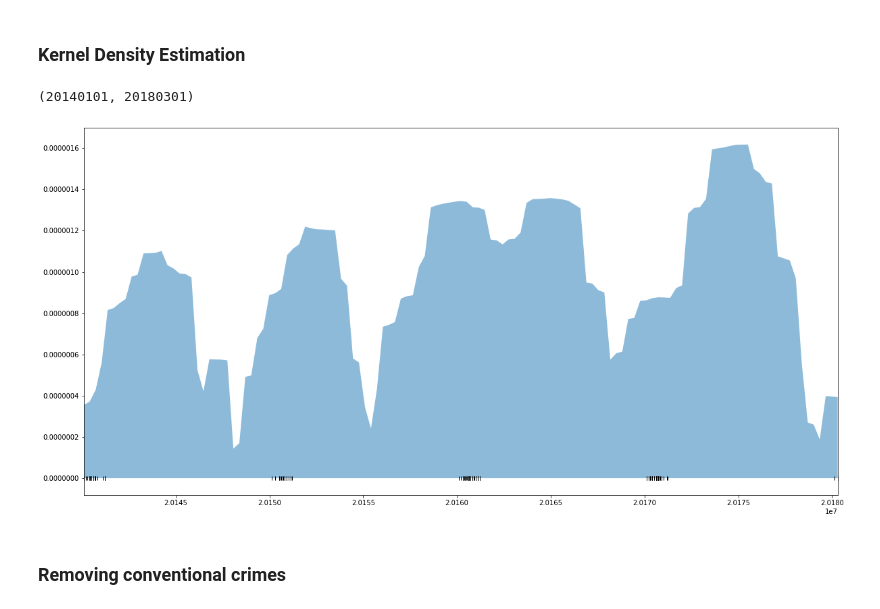
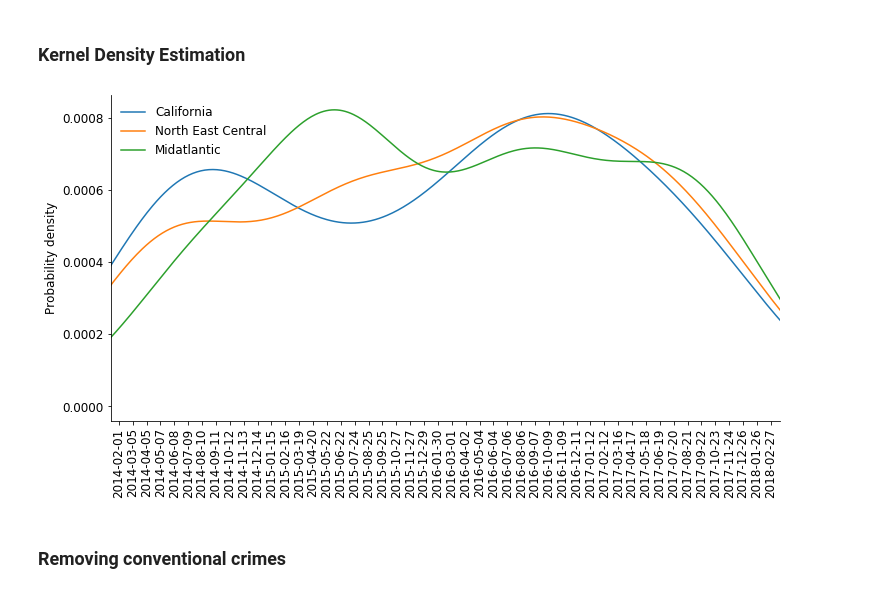
Before and after one commit to annabeck/Gun_Violence_E19, a Jupyter notebook: 05 Descriptive Stats Mass Shootings.ipynb, the cells around one changed output. Saved outputs shown, nothing was run; the diff lists cells and outputs as text; code cells hidden in the pictures.

```diff
--- a/05 Descriptive Stats Mass Shootings.ipynb
+++ b/05 Descriptive Stats Mass Shootings.ipynb
@@ -194,2 +191,0 @@ for i in range(len(ms_dates)-1):
-# %%
-ms_dates['days_btw'] = pd.DataFrame(days, index=ms_dates.index)
@@ -214,2 +211,0 @@ for i in range(len(ms_cali)-1):
-# %%
-ms_cali['days_btw'] = pd.DataFrame(days_ca, index=ms_cali.index)
@@ -378,13 +364,0 @@ kernel_density = kde.fit(illinois)
-# %%
-fig, ax = plt.subplots(figsize=(20, 10))
-logprob = kde.score_samples(illinois)
-x_d = np.linspace(20140101, 20180301, 127)
-plt.fill_between(x_d, np.exp(logprob), alpha=0.5)
-plt.plot(illinois, np.full_like(illinois, -0.01), '|k', markeredgewidth=1)
-plt.xlim(20140101,  20180301)
-
-## Link to where the code is form
-# https://jakevdp.github.io/PythonDataScienceHandbook/05.13-kernel-density-estimation.html
-# %% [output]
-(20140101, 20180301)
-[figure, removed]
@@ -390,0 +372,49 @@ plt.xlim(20140101,  20180301)
+# %%
+# Finding optimal bandwidths using silverman i.e. minimizing squared errors (check notes from AME)
+
+#California
+kde_cali = gaussian_kde(ms_cali['ordinal'], bw_method = 'silverman')
+bw_cali = kde_cali.factor
+
+#North east central
+kde_NE = gaussian_kde(ms_northeast['ordinal'], bw_method = 'silverman')
+bw_NE = kde_NE.factor
+
+
+#Midatlantic
+kde_MA = gaussian_kde(ms_midatlantic['ordinal'], bw_method = 'silverman')
+bw_MA = kde_MA.factor
+# %%
+matplotlib.rc('xtick', labelsize = 12)
+matplotlib.rc('ytick', labelsize = 12)
+
+fig, ax = plt.subplots(1, figsize=(12, 6))
+
+ax = ms_cali['ordinal'].plot(kind='kde', bw_method = bw_cali, label = 'California')
+#rename xlabel
+x_ticks = np.linspace(min_,max_,50)
+ax.set_xticks(x_ticks)
+xlabels = [pd.datetime.fromordinal(int(x)).strftime('%Y-%m-%d') for x in x_ticks]
+ax.set_xticklabels(xlabels)
+plt.xlim(right =736774)
+plt.xlim(left =735247)
+plt.xticks(rotation = 90)
+
+
+ax = ms_northeast['ordinal'].plot(kind='kde', bw_method = bw_NE, label = 'North East Central')
+plt.xticks(rotation = 90)
+plt.legend(loc='best')
+
+ax = ms_midatlantic['ordinal'].plot(kind='kde', bw_method = bw_MA, label = 'Midatlantic')
+plt.xticks(rotation = 90)
+plt.legend(loc='best')
+
+# Removes top and right border
+ax.spines['right'].set_visible(False)
+ax.spines['top'].set_visible(False)
+
+# Makes legend pretty
+plt.legend(loc=2, prop={'size': 12}, frameon=False)
+plt.ylabel('Probability density', fontsize = 12);
+# %% [output]
+[figure, added]
```
Also changed, not shown: parts of 30 cells of this notebook, 3 other files.
